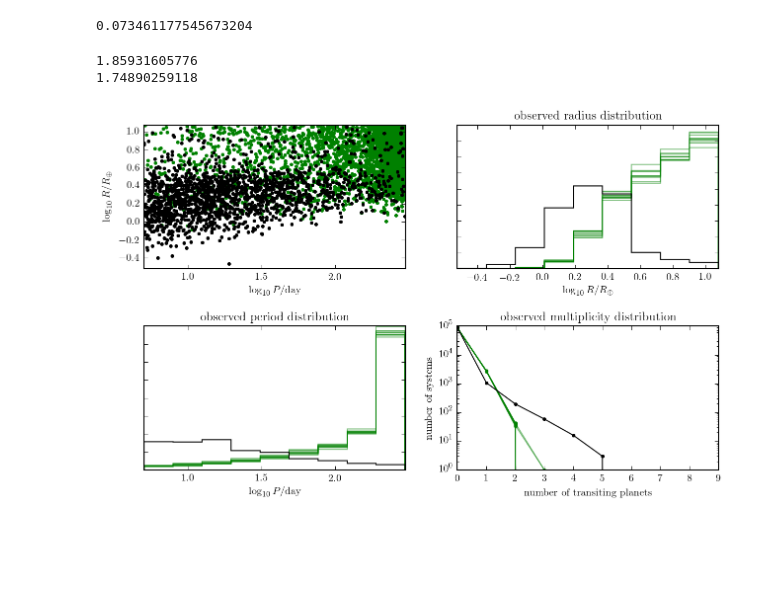
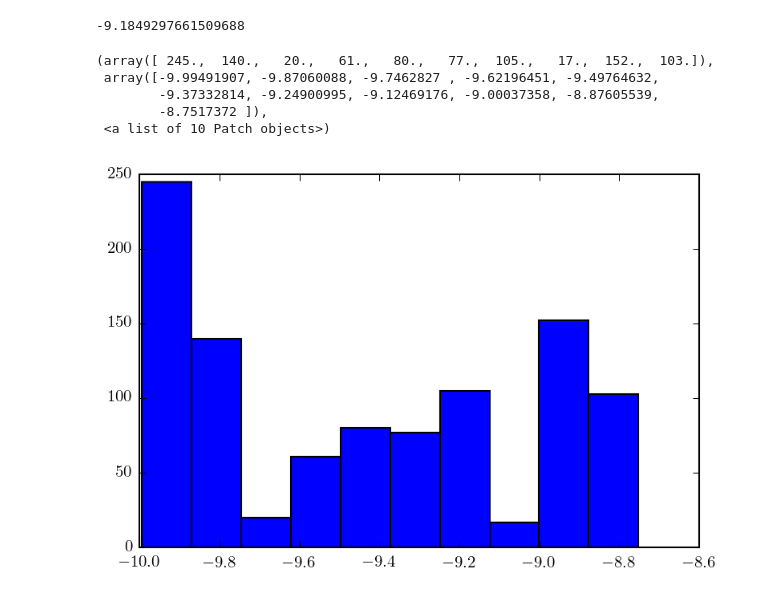
Before and after one commit to dfm/exoabc, a Jupyter notebook: demo.ipynb, the cells around one changed output. Saved outputs shown, nothing was run; the diff lists cells and outputs as text; code cells hidden in the pictures; blank space fills up the shorter version.

```diff
--- a/demo.ipynb
+++ b/demo.ipynb
@@ -31,6 +38,6 @@ Observed multiplicity distribution: [90092  1079   196    59    16     3     0
 # %%
 strt = time.time()
 sim = Simulator(stlr, NMAX, RADIUS_RNG[0], RADIUS_RNG[1],
-                PERIOD_RNG[0], PERIOD_RNG[1])
+                PERIOD_RNG[0], PERIOD_RNG[1], params)
 print("Simulator setup took {0} seconds".format(time.time() - strt))
 # %% [output]
@@ -112,9 +45,9 @@ def plot_sim(self, theta, kois=None, multiplicity=None, period_range=None, radiu
 # %%
 pars = np.array([
-    -1.2,                 # multiplicity
-    -2.0, -4, 3.0,        # radius
-    0.1, -0.65, 13.0,     # period
-    np.log(2e-2)          # inclination
+    -2.2, np.log(3.0),     # multiplicity
+    -2.0, -4, 3.0,         # radius
+    0.1, -0.65, 13.0,      # period
+    np.log(1.0)            # inclination
 ])
 
-plot_sim(sim, pars, kois=kois, multiplicity=multiplicity, nsamps=10)
+model = abcmodel.ExopopABCModel(sim, dataset, pars)
@@ -147,8 +53,0 @@ def resample():
-# %%
-get_distance(np.append(0.0, [
-    -2.0, -4, 3.0,        # radius
-    0.0, -0.65, 15.0,     # period
-    np.log(0.001)         # inclination
-]))
-# %% [output]
-0.073461177545673204
@@ -212,9 +54,18 @@ def abc(lnprior, from_prior, get_distance, resample, npop, eps, niter):
-# %%
-samps, weights = abc(lnprior, from_prior, get_distance, resample, 50, 20., 2)
-# %% [output]
-1.85931605776
-1.74890259118
-# %%
-plot_sim(sim, samps[0], kois=kois, multiplicity=multiplicity, nsamps=10)
-# %% [output]
-[figure, removed]
+# %%
+sim_data = model.get_simulated_dataset()
+sim_model = abcmodel.ExopopABCModel(sim, sim_data, pars, thawed_parameters=[0, 1, -1])
+# %%
+sim_model.negative_log_distance()
+# %% [output]
+-9.1849297661509688
+# %%
+chain, nlds = sim_model.sample(sim_model.theta, 1000, nld_thresh=-10.0)
+# %%
+pl.hist(nlds)
+# %% [output]
+(array([ 245.,  140.,   20.,   61.,   80.,   77.,  105.,   17.,  152.,  103.]),
+ array([-9.99491907, -9.87060088, -9.7462827 , -9.62196451, -9.49764632,
+        -9.37332814, -9.24900995, -9.12469176, -9.00037358, -8.87605539,
+        -8.7517372 ]),
+ <a list of 10 Patch objects>)
+[figure, added]
```
Also changed, not shown: parts of 11 cells of this notebook, 9 other files.
